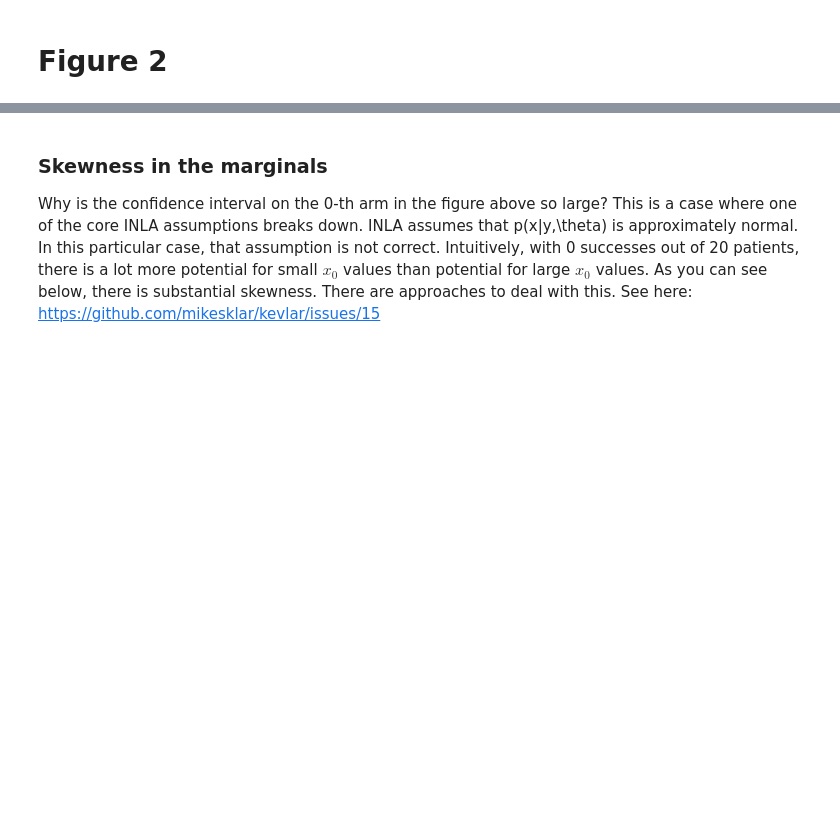
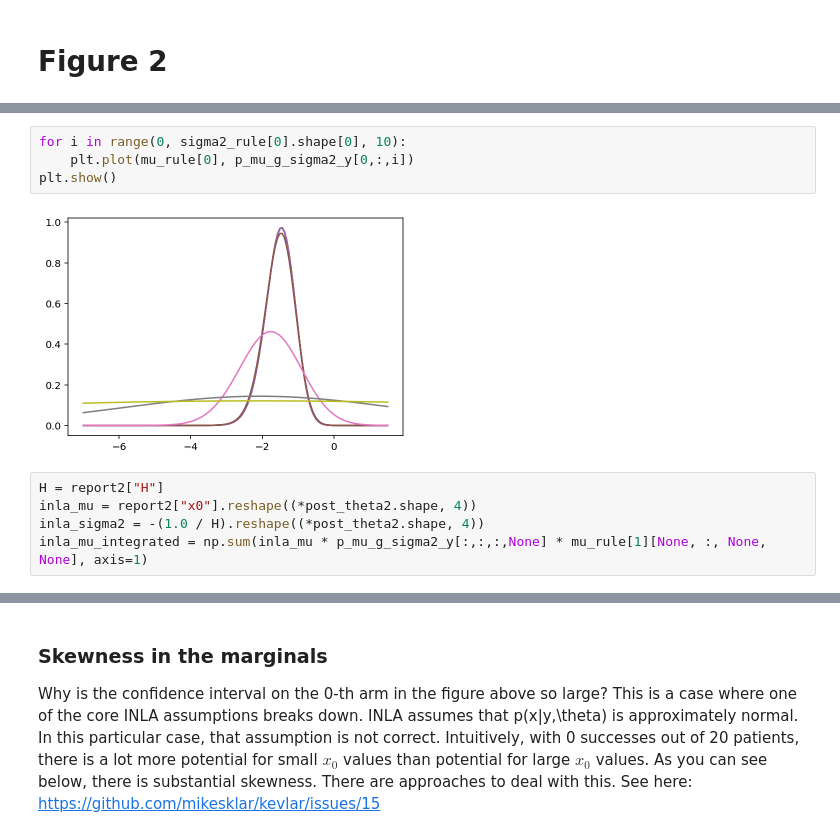
Before and after one commit to Confirm-Solutions/imprint, a Jupyter notebook: research/inla_explore/berry_dirty.ipynb, the cells around one changed output, grey strips where cells are left out. Saved outputs shown, nothing was run; the diff lists cells and outputs as text; blank space fills up the shorter version.

```diff
--- a/research/inla_explore/berry_dirty.ipynb
+++ b/research/inla_explore/berry_dirty.ipynb
@@ -395,0 +427,11 @@ mu_db2, sigma_db2 = calc_dirty_bayes(y_i2_db, n_i2)
+# %%
+for i in range(0, sigma2_rule[0].shape[0], 10):
+    plt.plot(mu_rule[0], p_mu_g_sigma2_y[0,:,i])
+plt.show()
+# %% [output]
+[figure, added]
+# %%
+H = report2["H"]
+inla_mu = report2["x0"].reshape((*post_theta2.shape, 4))
+inla_sigma2 = -(1.0 / H).reshape((*post_theta2.shape, 4))
+inla_mu_integrated = np.sum(inla_mu * p_mu_g_sigma2_y[:,:,:,None] * mu_rule[1][None, :, None, None], axis=1)
```
Also changed, not shown: parts of 15 cells of this notebook, 4 other files.
